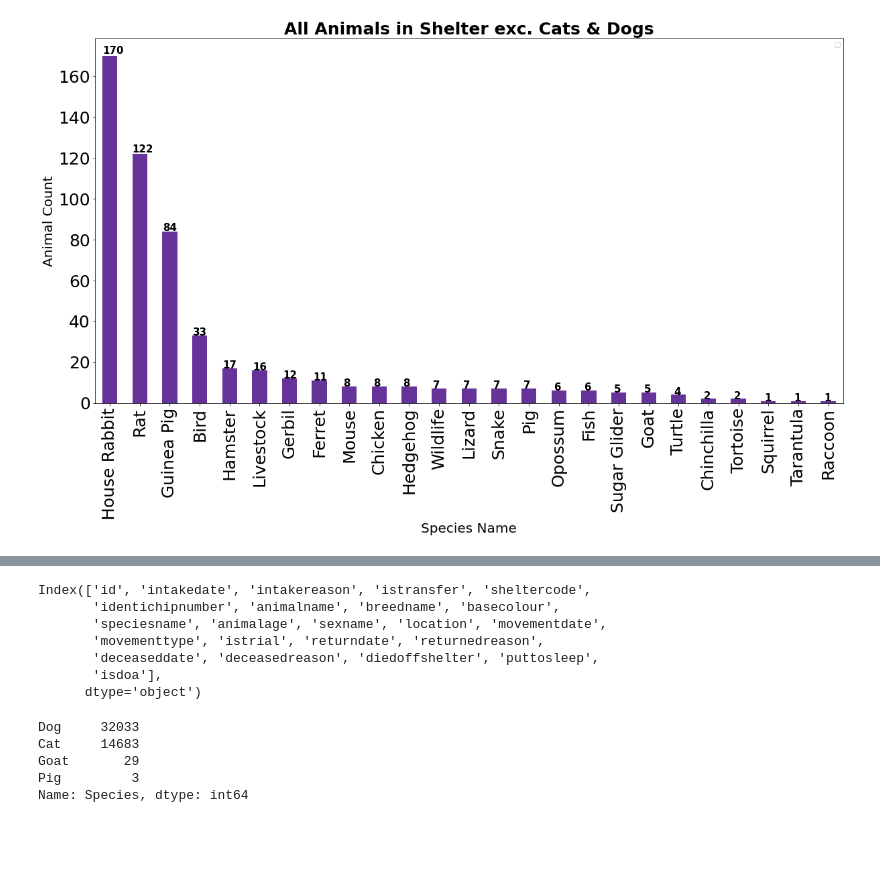
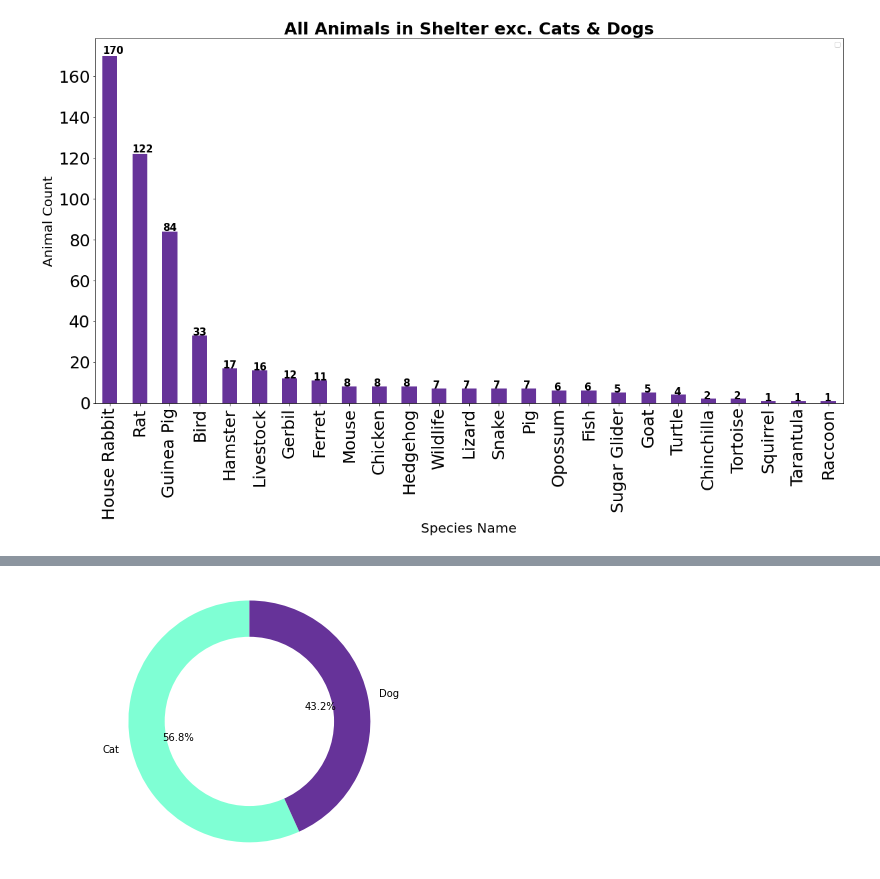
Before and after one commit to RichardMoseley/AnimalAnalysisProject, a Jupyter notebook: Pet Project .ipynb, the cells around one changed output, grey strips where cells are left out. Cells and saved outputs as stored; diff of their text form; code cells hidden in the pictures; blank space fills up the shorter version.

Commit message:
Completed code and charts for second question

```diff
--- a/Pet Project .ipynb
+++ b/Pet Project .ipynb
@@ -89,12 +79,11 @@ Text(0.5, 0, 'Species Name')
 [figure]
 # %%
 # Ratio of Males to Females in Cats and Dogs in the shelter
-# Question2=Cleaned_Pet1.loc[(Cleaned_Pet1["speciesname"]=="Cat")or (Cleaned_Pet1["speciesname"]=="Dog")]#["sexname"]
-Question2=Cleaned_Pet1.loc[Cleaned_Pet1["speciesname"].isin(["Cat", "Dog"])]["sexname"]
-# tumor_vol=greatest_tp_merged.loc[greatest_tp_merged["Drug Regimen"]==drug] ['Tumor Volume (mm3)']
-# Question2b = Question2.drop(index=["Unknown"])
-Question2
-# pull_data=Question2.groupby(["sexname"])
-# pull_data_counts=(pull_data).count()
-# pull_data_counts
+
+Question2a = Cleaned_Pet1[Cleaned_Pet1['speciesname']== "Cat"]
+Question2b = Cleaned_Pet1[Cleaned_Pet1['speciesname']== "Dog"]
+combined_Petdata = pd.merge(Question2a, Question2b , on= ["speciesname", "sexname"], how= 'outer')
+combined_Petdata = combined_Petdata[["speciesname", "sexname"]]
+combined_Petdata = combined_Petdata[combined_Petdata['sexname'] != 'Unknown']
+combined_Petdata
 # %% [output]
@@ -113,18 +103,20 @@ Name: sexname, Length: 6738, dtype: object
-# %%
-Cleaned_Pet1.keys()
-# %% [output]
-Index(['id', 'intakedate', 'intakereason', 'istransfer', 'sheltercode',
-       'identichipnumber', 'animalname', 'breedname', 'basecolour',
-       'speciesname', 'animalage', 'sexname', 'location', 'movementdate',
-       'movementtype', 'istrial', 'returndate', 'returnedreason',
-       'deceaseddate', 'deceasedreason', 'diedoffshelter', 'puttosleep',
-       'isdoa'],
-      dtype='object')
-# %%
-Seattle_Pet['Species'].value_counts()
-# %% [output]
-Dog     32033
-Cat     14683
-Goat       29
-Pig         3
-Name: Species, dtype: int64
+# %%
+# Pie chart
+count = combined_Petdata.value_counts()
+labels = ['Cat', 'Dog']
+sizes = [count[0]+count[1],count[2]+count[3]]
+#colors
+colors = ['aquamarine','rebeccapurple']
+
+fig1, ax1 = plt.subplots()
+ax1.pie(sizes, colors = colors, labels=labels, autopct='%1.1f%%', startangle=90)
+#draw circle
+centre_circle = plt.Circle((0,0),0.70,fc='white')
+fig = plt.gcf()
+fig.gca().add_artist(centre_circle)
+# Equal aspect ratio ensures that pie is drawn as a circle
+ax1.axis('equal')
+plt.tight_layout()
+plt.show()
+# %% [output]
+[figure, added]
```
Also changed, not shown: parts of 7 cells of this notebook, 1 other file.
